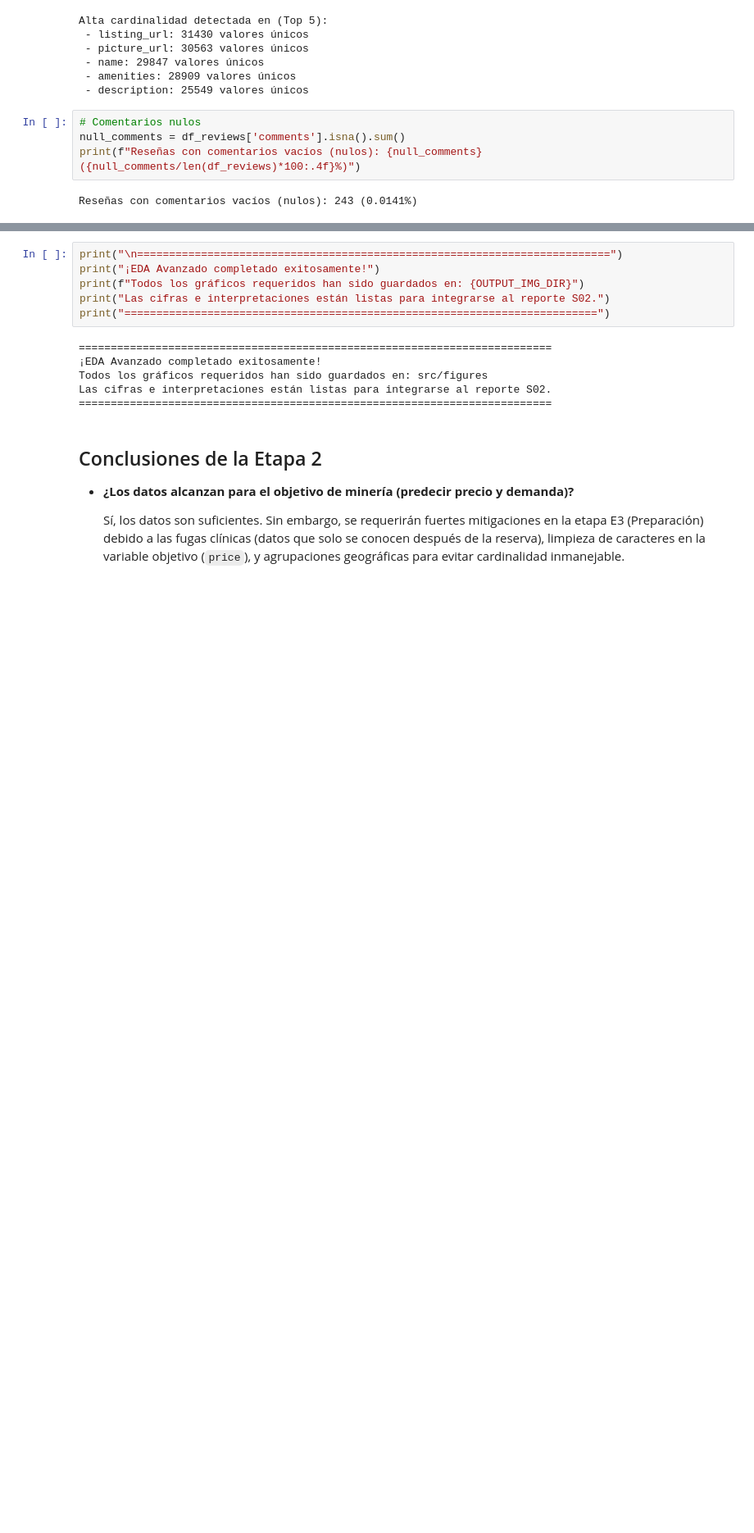
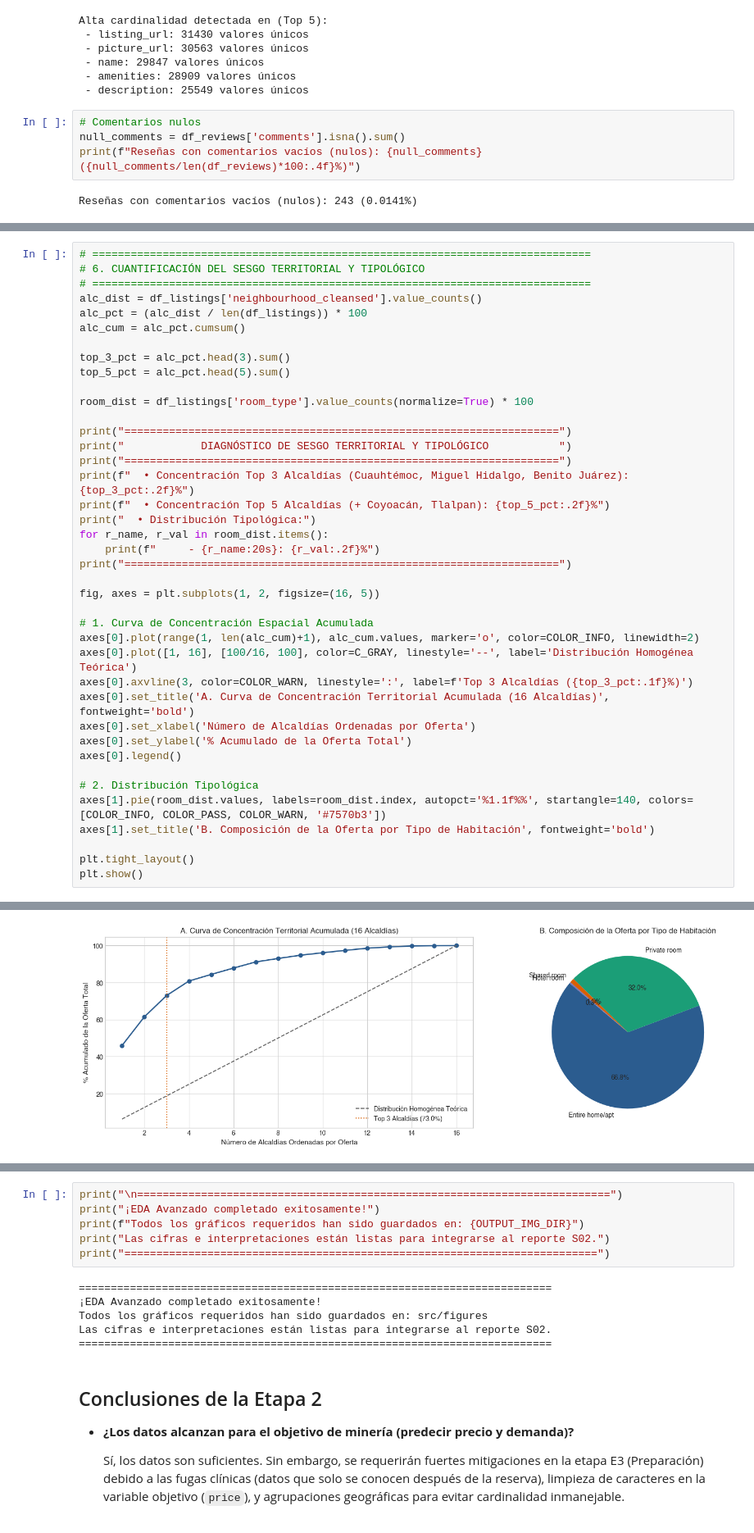
Before and after one commit to josenomberto/UTEC-CDIAV3-MCD8015, a Jupyter notebook: src/01_eda.ipynb, the cells around one changed output, grey strips where cells are left out. Shown at 82% size. Drawn from its saved outputs; the diff is of its cells as text; blank space fills up the shorter version.

```diff
--- a/src/01_eda.ipynb
+++ b/src/01_eda.ipynb
@@ -550,0 +791,41 @@ Reseñas con comentarios vacíos (nulos): 243 (0.0141%)
+# %%
+# ==============================================================================
+# 6. CUANTIFICACIÓN DEL SESGO TERRITORIAL Y TIPOLÓGICO
+# ==============================================================================
+alc_dist = df_listings['neighbourhood_cleansed'].value_counts()
+alc_pct = (alc_dist / len(df_listings)) * 100
+alc_cum = alc_pct.cumsum()
+
+top_3_pct = alc_pct.head(3).sum()
+top_5_pct = alc_pct.head(5).sum()
+
+room_dist = df_listings['room_type'].value_counts(normalize=True) * 100
+
+print("====================================================================")
+print("            DIAGNÓSTICO DE SESGO TERRITORIAL Y TIPOLÓGICO           ")
+print("====================================================================")
+print(f"  • Concentración Top 3 Alcaldías (Cuauhtémoc, Miguel Hidalgo, Benito Juárez): {top_3_pct:.2f}%")
+print(f"  • Concentración Top 5 Alcaldías (+ Coyoacán, Tlalpan): {top_5_pct:.2f}%")
+print("  • Distribución Tipológica:")
+for r_name, r_val in room_dist.items():
+    print(f"     - {r_name:20s}: {r_val:.2f}%")
+print("====================================================================")
+
+fig, axes = plt.subplots(1, 2, figsize=(16, 5))
+
+# 1. Curva de Concentración Espacial Acumulada
+axes[0].plot(range(1, len(alc_cum)+1), alc_cum.values, marker='o', color=COLOR_INFO, linewidth=2)
+axes[0].plot([1, 16], [100/16, 100], color=C_GRAY, linestyle='--', label='Distribución Homogénea Teórica')
+axes[0].axvline(3, color=COLOR_WARN, linestyle=':', label=f'Top 3 Alcaldías ({top_3_pct:.1f}%)')
+axes[0].set_title('A. Curva de Concentración Territorial Acumulada (16 Alcaldías)', fontweight='bold')
+axes[0].set_xlabel('Número de Alcaldías Ordenadas por Oferta')
+axes[0].set_ylabel('% Acumulado de la Oferta Total')
+axes[0].legend()
+
+# 2. Distribución Tipológica
+axes[1].pie(room_dist.values, labels=room_dist.index, autopct='%1.1f%%', startangle=140, colors=[COLOR_INFO, COLOR_PASS, COLOR_WARN, '#7570b3'])
+axes[1].set_title('B. Composición de la Oferta por Tipo de Habitación', fontweight='bold')
+
+plt.tight_layout()
+plt.show()
+# %% [output]
@@ -550,0 +843 @@ Reseñas con comentarios vacíos (nulos): 243 (0.0141%)
+[figure, added]
```
Also changed, not shown: parts of 13 cells of this notebook.
